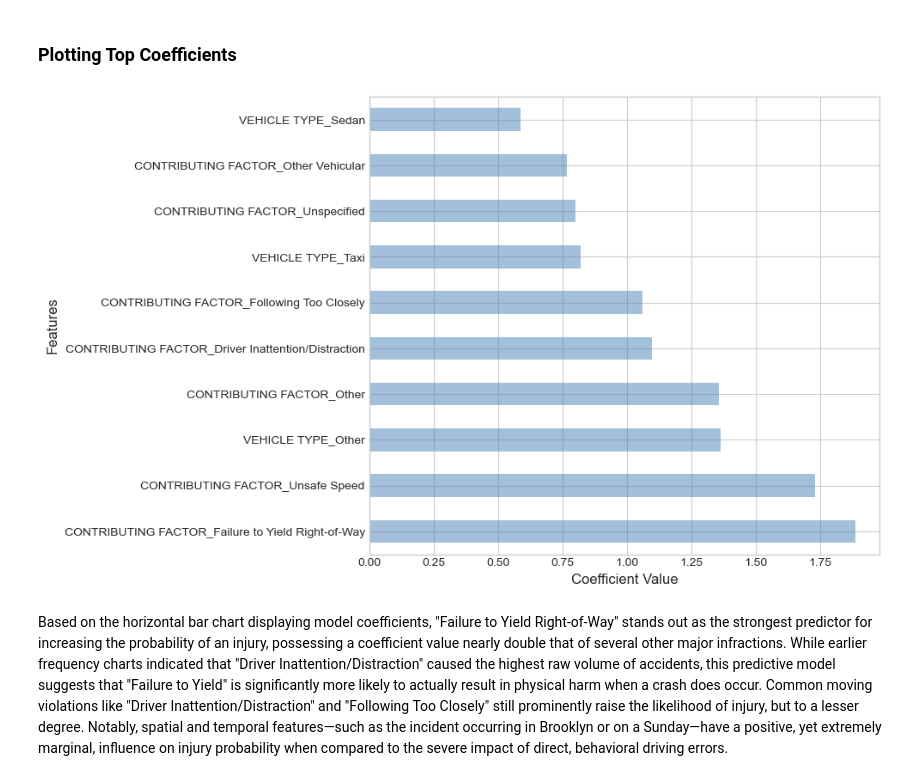
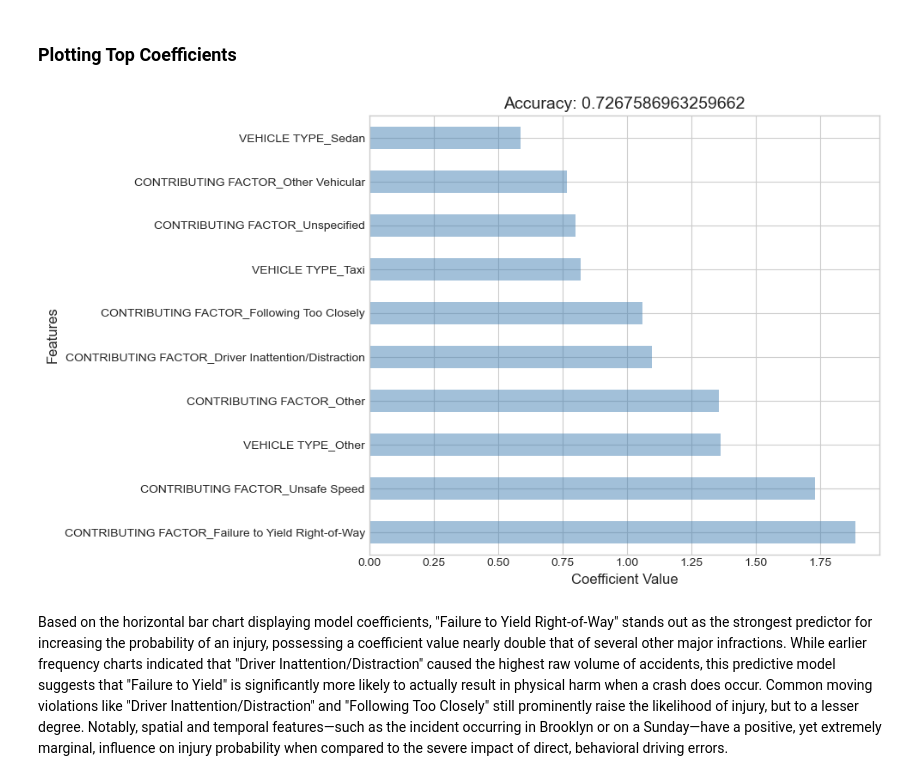
Before and after one commit to poojamengaji/Motor_Vehicle_Collision_Crashes_Dashboard, a Jupyter notebook: motor_crashes_eda.ipynb, the cells around one changed output. Drawn from its saved outputs; the diff is of its cells as text; code cells hidden in the pictures.

```diff
--- a/motor_crashes_eda.ipynb
+++ b/motor_crashes_eda.ipynb
@@ -421,15 +420,15 @@ The logistic regression model achieved an accuracy of 72.6%, indicating that it
 # %%
 top_features = params.sort_values(ascending=False).head(10)
 
 plt.figure()
 top_features.plot(kind='barh',alpha=0.5, color='steelblue')
-#plt.title("Top Factors Increasing Injury Probability")
+plt.title("Accuracy: 0.7267586963259662")
 plt.xlabel("Coefficient Value")
 plt.ylabel("Features")
 plt.tight_layout()
 plt.savefig("plots/TopCoefficients.png", dpi=300, bbox_inches="tight")
 # %% [output]
-[figure, old version]
+[figure, new version]
 # %% [markdown]
 Based on the horizontal bar chart displaying model coefficients, "Failure to Yield Right-of-Way" stands out as the strongest predictor for increasing the probability of an injury, possessing a coefficient value nearly double that of several other major infractions. While earlier frequency charts indicated that "Driver Inattention/Distraction" caused the highest raw volume of accidents, this predictive model suggests that "Failure to Yield" is significantly more likely to actually result in physical harm when a crash does occur. Common moving violations like "Driver Inattention/Distraction" and "Following Too Closely" still prominently raise the likelihood of injury, but to a lesser degree. Notably, spatial and temporal features—such as the incident occurring in Brooklyn or on a Sunday—have a positive, yet extremely marginal, influence on injury probability when compared to the severe impact of direct, behavioral driving errors.
 # %% [markdown]
```
Also changed, not shown: parts of 2 cells of this notebook, 3 other files.
